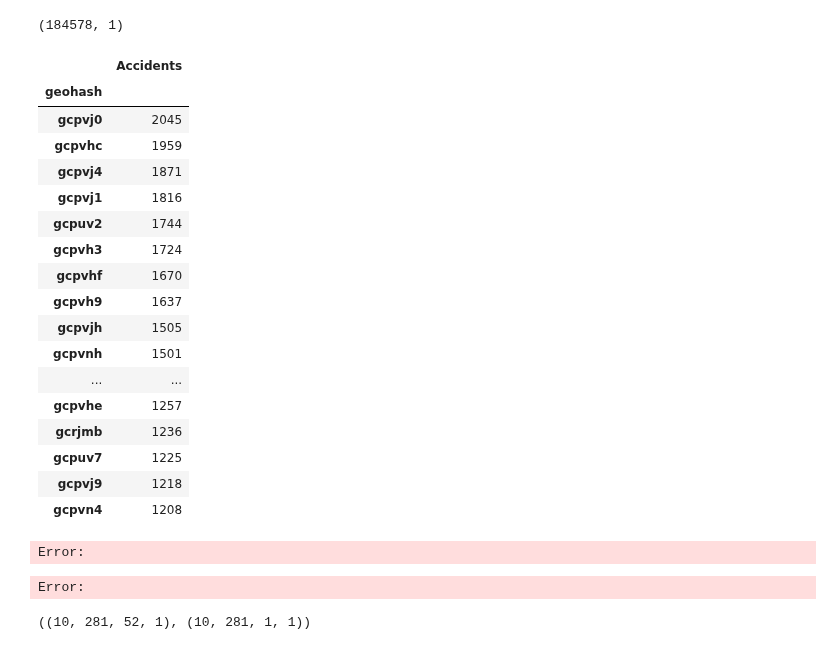
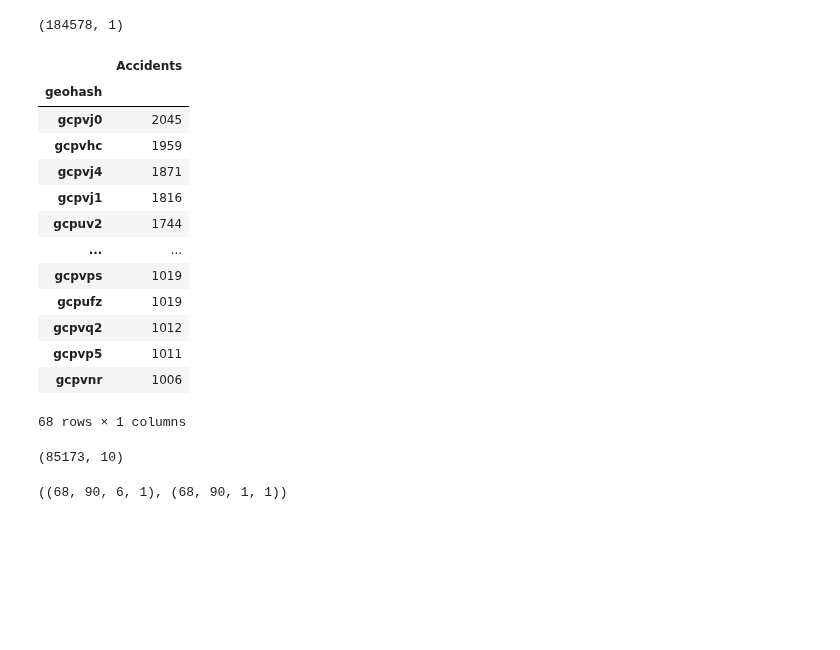
Before and after one commit to MagicaBleps/UK-road-safety, a Jupyter notebook: notebooks/Eleonora.ipynb, the cells around one changed output. Drawn from its saved outputs; the diff is of its cells as text; code cells hidden in the pictures; blank space fills up the shorter version.

```diff
--- a/notebooks/Eleonora.ipynb
+++ b/notebooks/Eleonora.ipynb
@@ -56,28 +61,20 @@ hashes.shape
 # %% [output]
 (184578, 1)
 # %%
-hashes[hashes['Accidents']>=1200]
+hashes=hashes[hashes['Accidents']>=1000]
+hashes
 # %% [output]
 |  | Accidents |
 | geohash |  |
 | gcpvj0 | 2045 |
 | gcpvhc | 1959 |
 | gcpvj4 | 1871 |
 | gcpvj1 | 1816 |
 | gcpuv2 | 1744 |
-| gcpvh3 | 1724 |
-| gcpvhf | 1670 |
-| gcpvh9 | 1637 |
-| gcpvjh | 1505 |
-| gcpvnh | 1501 |
 | ... | ... |
-| gcpvhe | 1257 |
-| gcrjmb | 1236 |
-| gcpuv7 | 1225 |
-| gcpvj9 | 1218 |
-| gcpvn4 | 1208 |
+| gcpvps | 1019 |
+| gcpufz | 1019 |
+| gcpvq2 | 1012 |
+| gcpvp5 | 1011 |
+| gcpvnr | 1006 |
+68 rows × 1 columns
-# %%
-test_data_max_square=data_for_analysis(data_preprocessed,'M')
-# %% [output]
-Error:
-Error:
@@ -84 +83,5 @@ Error:
+# %%
+data.shape
+# %% [output]
+(85173, 10)
 # %%
@@ -93,12 +96,12 @@ X_train=[]
 y_train=[]
 X_test=[]
 y_test=[]
-for hash in hashes[hashes['Accidents']>=1500].index:
-    data=test[test['geohash']==hash]
-    data_series=data_for_analysis(data,'W')
+for hash in hashes.index.tolist():
+    data_hash=data[data['geohash']==hash]
+    data_series=data_for_analysis(data,'M')
     folds=mlmodel.get_folds(data_series,FOLD_LENGTH,FOLD_STRIDE)
-    last_fold=folds[-1]
-    (fold_train, fold_test) = mlmodel.train_test_split(last_fold, TRAIN_TEST_RATIO, INPUT_LENGTH)
+    fold=folds[4]
+    (fold_train, fold_test) = mlmodel.train_test_split(fold, TRAIN_TEST_RATIO, INPUT_LENGTH)
     X_train_fold, y_train_fold = mlmodel.get_X_y_strides(fold_train, INPUT_LENGTH, OUTPUT_LENGTH, SEQUENCE_STRIDE)
     X_test_fold, y_test_fold = mlmodel.get_X_y_strides(fold_test, INPUT_LENGTH, OUTPUT_LENGTH, SEQUENCE_STRIDE)
     X_train.append(X_train_fold)
@@ -107,7 +110,7 @@ for hash in hashes[hashes['Accidents']>=1500].index:
     y_test.append(y_test_fold)
 np.array(X_train).shape, np.array(y_train).shape
 # %% [output]
-((10, 281, 52, 1), (10, 281, 1, 1))
+((68, 90, 6, 1), (68, 90, 1, 1))
 # %%
 X_train_all_hashes=np.array(X_train[0])
 X_test_all_hashes=np.array(X_test[0])
```
Also changed, not shown: parts of 36 cells of this notebook, 2 other files.
